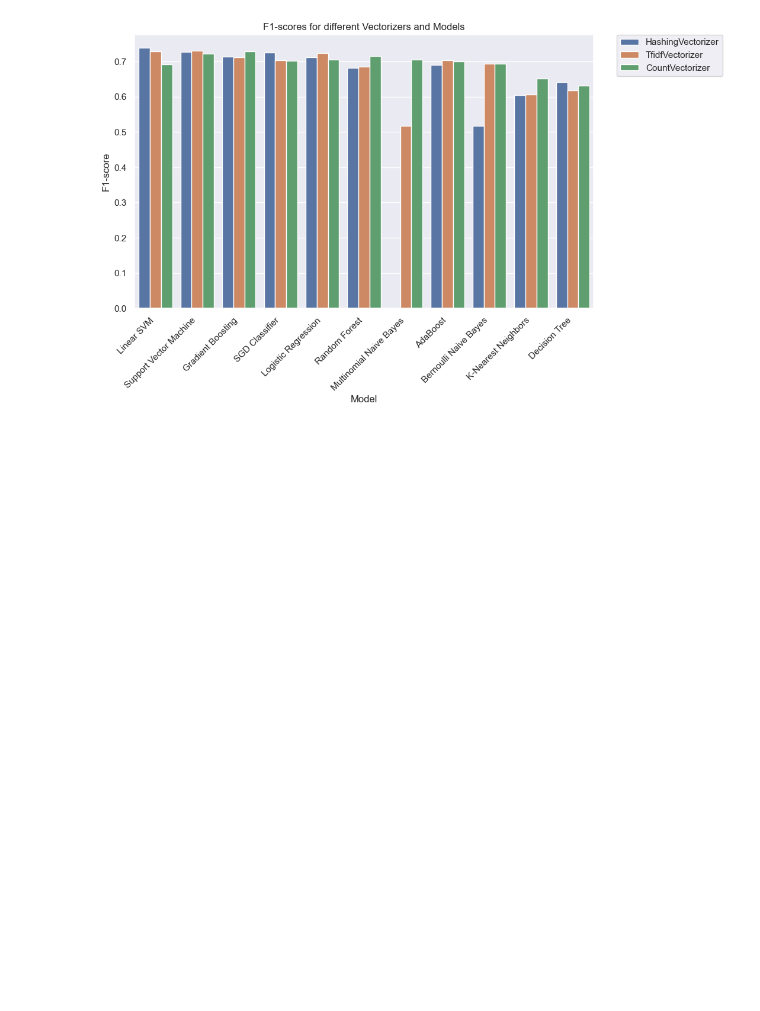
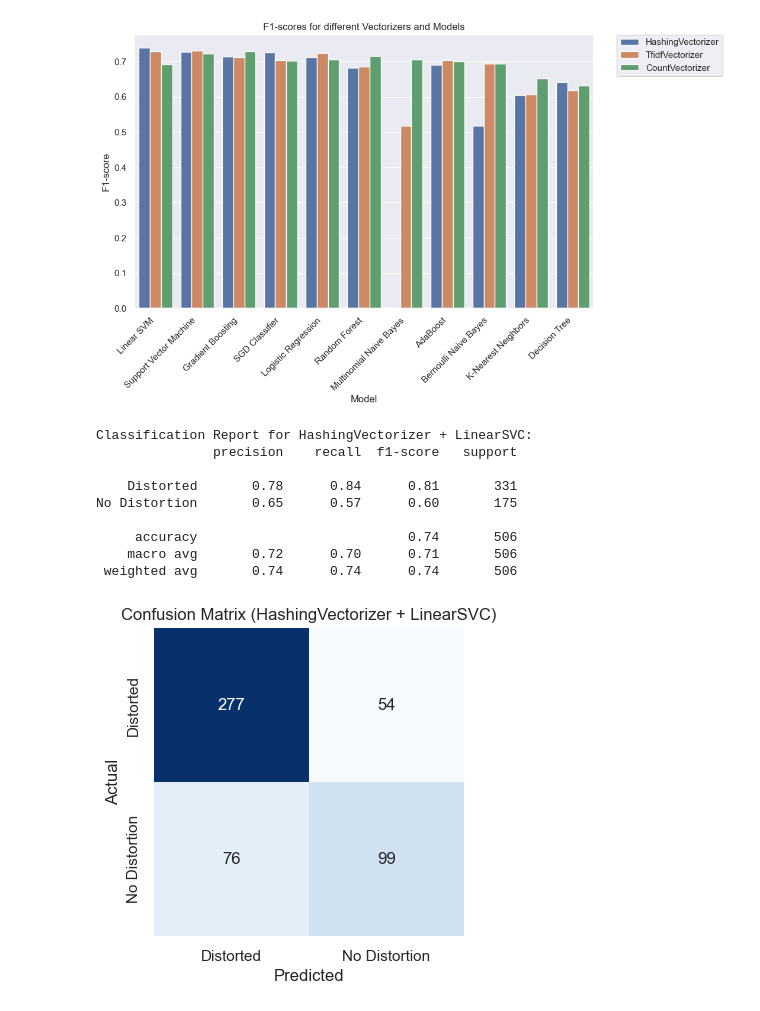
Before and after one commit to cmulholla/QUEST-Distortions, a Jupyter notebook: two_step.ipynb, the cells around one changed output. Drawn from its saved outputs; the diff is of its cells as text; code cells hidden in the pictures; blank space fills up the shorter version.

Commit message:
Trained two models separately, need to combine them

```diff
--- a/two_step.ipynb
+++ b/two_step.ipynb
@@ -260,3 +260,83 @@ plt.legend(bbox_to_anchor=(1.05, 1), loc=2, borderaxespad=0.)
 plt.show()
 # %% [output]
 [figure]
+# %%
+from sklearn.feature_extraction.text import CountVectorizer, TfidfVectorizer, HashingVectorizer
+from sklearn.svm import LinearSVC
+
+### The codde below trains the model to separate the distorted and non-distorted questions,
+### and then uses a different model to predict the distortion of the distorted questions in the original dataset
+
+# Store the best model and vectorizer, HashingVectorizer and LinearSVC, for later use without having to retrain
+best_model_Discrete = LinearSVC()
+best_vectorizer_Discrete = HashingVectorizer()
+
+# Preprocess the text data and vectorize using the best vectorizer
+X_train, X_test, y_train, y_test = train_test_split(discreteData['Patient Question'], discreteData['Dominant Distortion'], test_size=0.2, random_state=42)
+X_train_vectorized = best_vectorizer_Discrete.fit_transform(X_train)
+X_test_vectorized_Discrete = best_vectorizer_Discrete.transform(X_test)
+
+# Train the best model on the training data
+best_model_Discrete.fit(X_train_vectorized, y_train)
+
+# Predict the labels for the testing data using the best model
+y_pred = best_model_Discrete.predict(X_test_vectorized_Discrete)
+
+best_vectorizer_name = best_vectorizer_Discrete.__class__().__str__().split('(')[0]
+best_model_name = best_model_Discrete.__class__().__str__().split('(')[0]
+
+# Print the classification report for the best performing combination
+print(f"Classification Report for {best_vectorizer_name} + {best_model_name}:")
+print(classification_report(y_test, y_pred))
+
+# Print the confusion matrix for the best performing combination
+plt.figure(figsize=(4,4))
+sns.heatmap(confusion_matrix(y_test, y_pred), annot=True, fmt='d', cmap='Blues', cbar=False, xticklabels=['Distorted', 'No Distortion'], yticklabels=['Distorted', 'No Distortion'])
+plt.title(f"Confusion Matrix ({best_vectorizer_name} + {best_model_name})")
+plt.ylabel('Actual')
+plt.xlabel('Predicted')
+plt.show()
+
+# Create a new dataframe with only the distorted questions
+distortedData = data[data['Dominant Distortion'] != 'No Distortion'].copy()
+
+# Best model is the same, but the best vectorizer is tdidf for determining the distortion of the distorted questions
+# You can see these results in baseline.ipynb
+best_model_Distortions = LinearSVC()
+best_vectorizer_Distortions = TfidfVectorizer()
+
+# Preprocess the text data and vectorize using the best vectorizer using the same data as before, but substituting the distortion data with the actual distortion
+X_train, X_test, y_train, y_test = train_test_split(distortedData['Patient Question'], distortedData['Dominant Distortion'], test_size=0.2, random_state=42)
+X_train_vectorized = best_vectorizer_Distortions.fit_transform(X_train)
+X_test_vectorized_Distortions = best_vectorizer_Distortions.transform(X_test)
+
+# Train the best model on the training data
+best_model_Distortions.fit(X_train_vectorized, y_train)
+
+# Predict the labels for the testing data using the best model
+y_pred = best_model_Distortions.predict(X_test_vectorized_Distortions)
+
+# Print the classification report for the best performing combination
+print(f"Classification Report for {best_vectorizer_name} + {best_model_name}:")
+print(classification_report(y_test, y_pred))
+
+labels = distortedData['Dominant Distortion'].unique()
+
+# Print the confusion matrix for the best performing combination
+plt.figure(figsize=(4,4))
+sns.heatmap(confusion_matrix(y_test, y_pred), annot=True, fmt='d', cmap='Blues', cbar=False, xticklabels=labels, yticklabels=labels)
+plt.title(f"Confusion Matrix ({best_vectorizer_name} + {best_model_name})")
+plt.ylabel('Actual')
+plt.xlabel('Predicted')
+plt.show()
+# %% [output]
+Classification Report for HashingVectorizer + LinearSVC:
+               precision    recall  f1-score   support
+
+    Distorted       0.78      0.84      0.81       331
+No Distortion       0.65      0.57      0.60       175
+
+     accuracy                           0.74       506
+    macro avg       0.72      0.70      0.71       506
+ weighted avg       0.74      0.74      0.74       506
+[figure, added]
```
Also changed, not shown: parts of 3 cells of this notebook.
